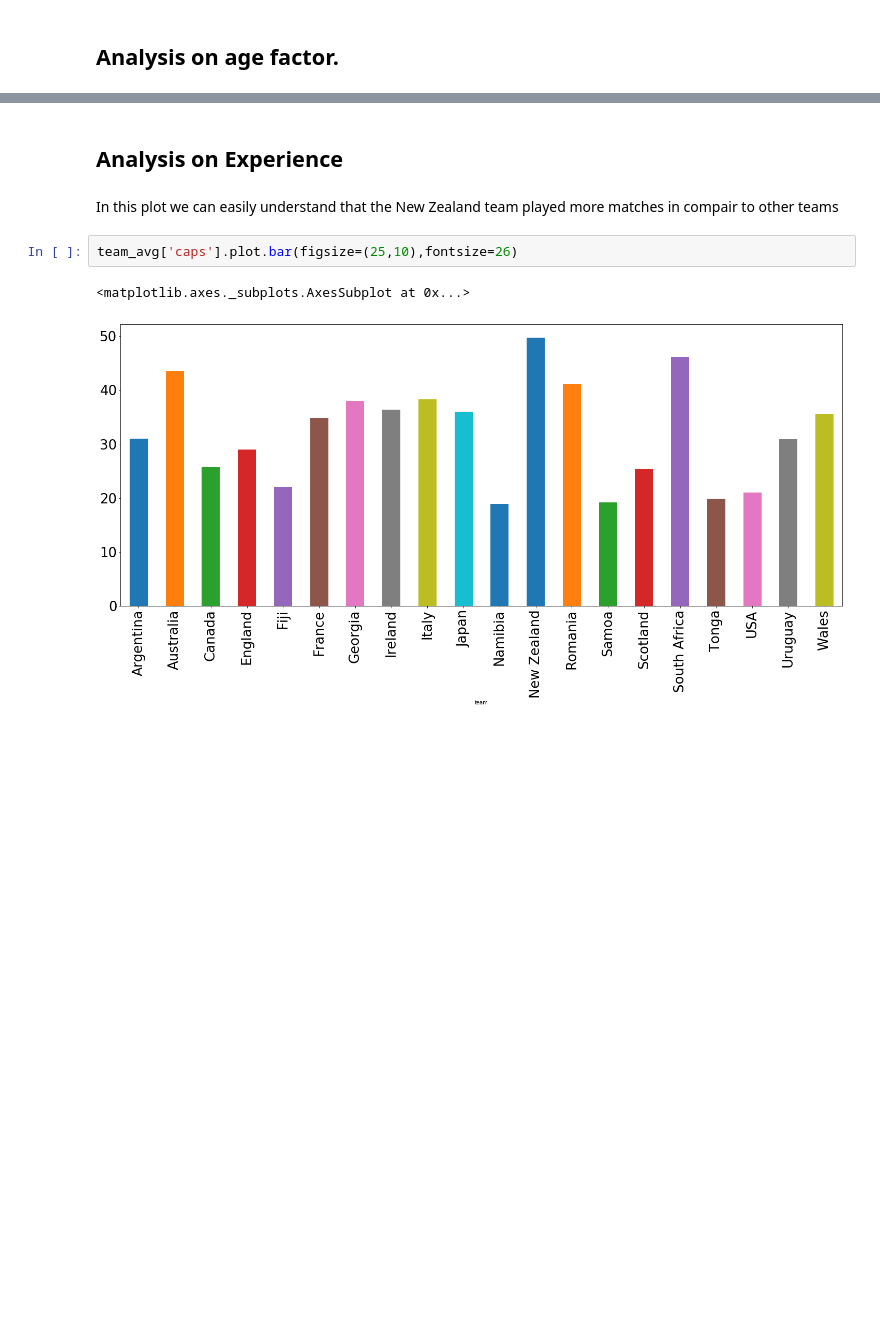
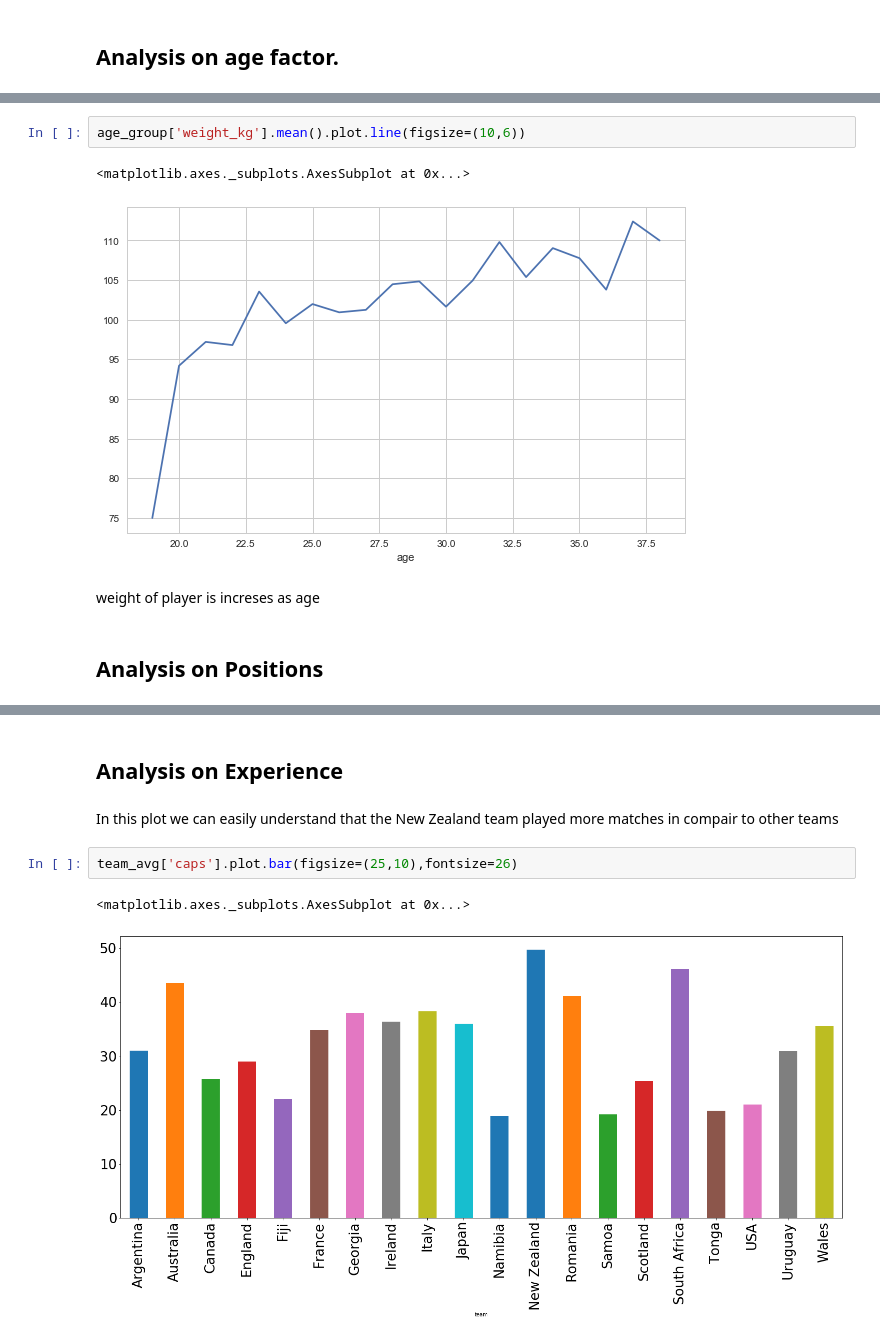
Before and after one commit to 02akshay/rugby_analysis, a Jupyter notebook: rugby_analysis.ipynb, the cells around one changed output, grey strips where cells are left out. Saved outputs shown, nothing was run; the diff lists cells and outputs as text; blank space fills up the shorter version.

```diff
--- a/rugby_analysis.ipynb
+++ b/rugby_analysis.ipynb
@@ -100,0 +110,9 @@ team_avg
+# %%
+age_group['weight_kg'].mean().plot.line(figsize=(10,6))
+# %% [output]
+<matplotlib.axes._subplots.AxesSubplot at 0x...>
+[figure, added]
+# %% [markdown]
+weight of player is increses as age
+# %% [markdown]
+## Analysis on Positions
```
Also changed, not shown: parts of 20 cells of this notebook.
